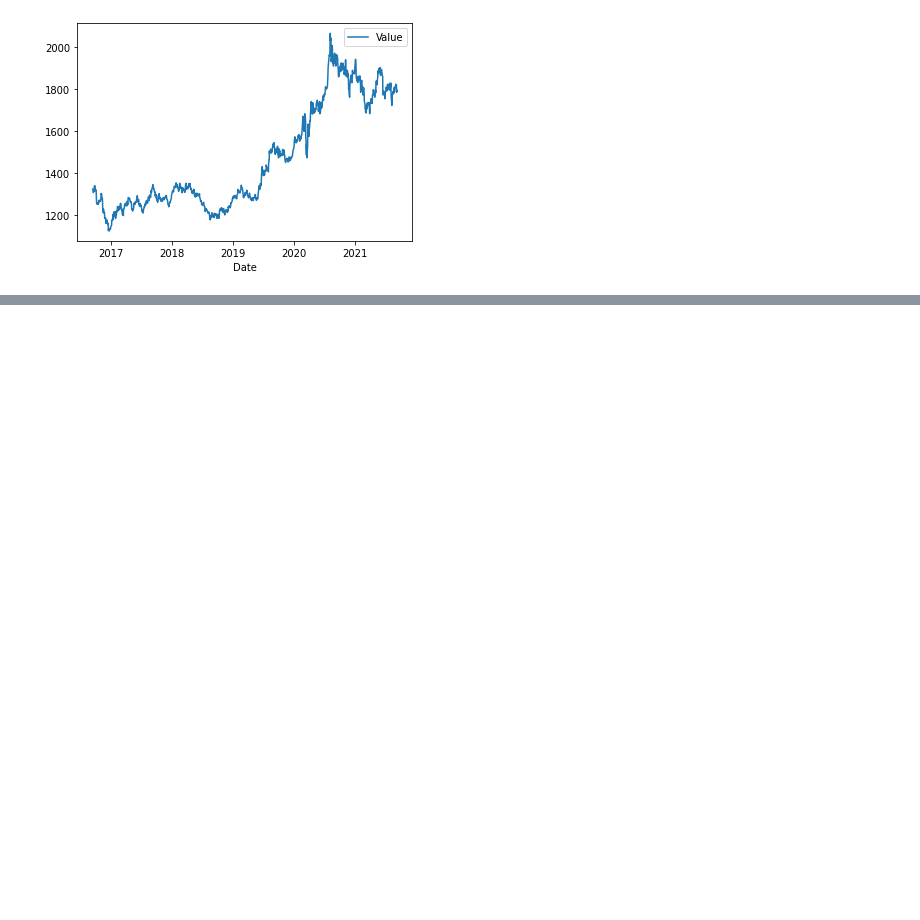
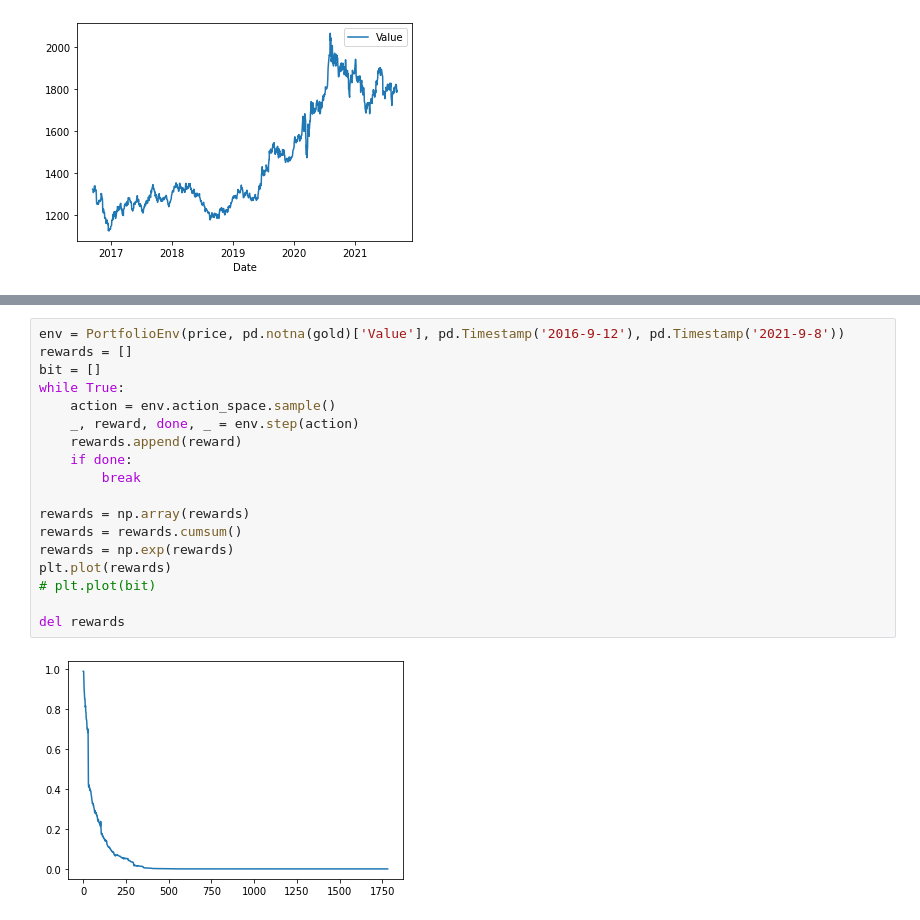
Before and after one commit to 1007210276/2022MCM, a Jupyter notebook: model/model.ipynb, the cells around one changed output, grey strips where cells are left out. Saved outputs shown, nothing was run; the diff lists cells and outputs as text; blank space fills up the shorter version.

```diff
--- a/model/model.ipynb
+++ b/model/model.ipynb
@@ -121,0 +111,20 @@ s
+# %%
+env = PortfolioEnv(price, pd.notna(gold)['Value'], pd.Timestamp('2016-9-12'), pd.Timestamp('2021-9-8'))
+rewards = []
+bit = []
+while True:
+    action = env.action_space.sample()
+    _, reward, done, _ = env.step(action)
+    rewards.append(reward)
+    if done:
+        break
+
+rewards = np.array(rewards)
+rewards = rewards.cumsum()
+rewards = np.exp(rewards)
+plt.plot(rewards)
+# plt.plot(bit)
+
+del rewards
+# %% [output]
+[figure, added]
```
Also changed, not shown: parts of 13 cells of this notebook, 2 other files.
